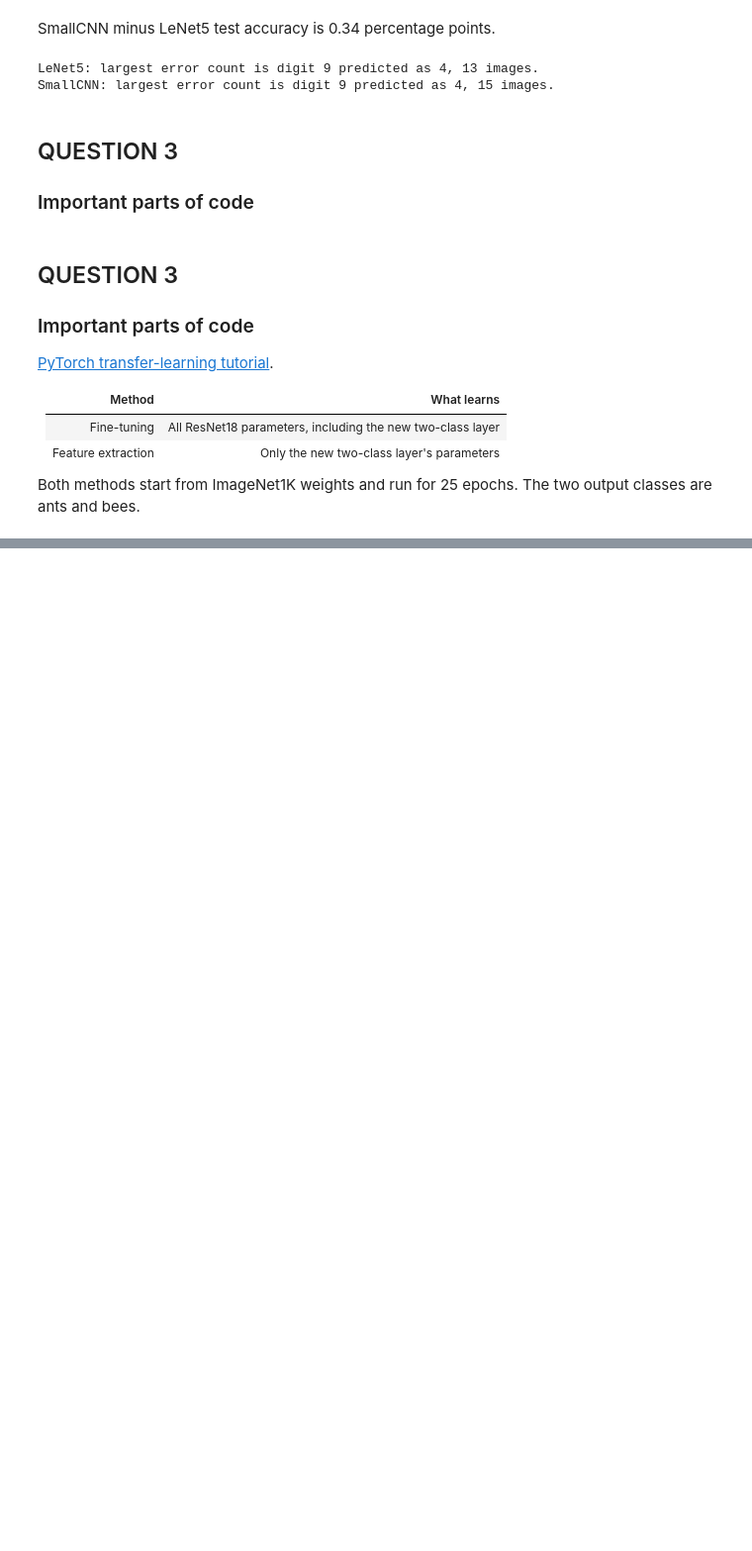
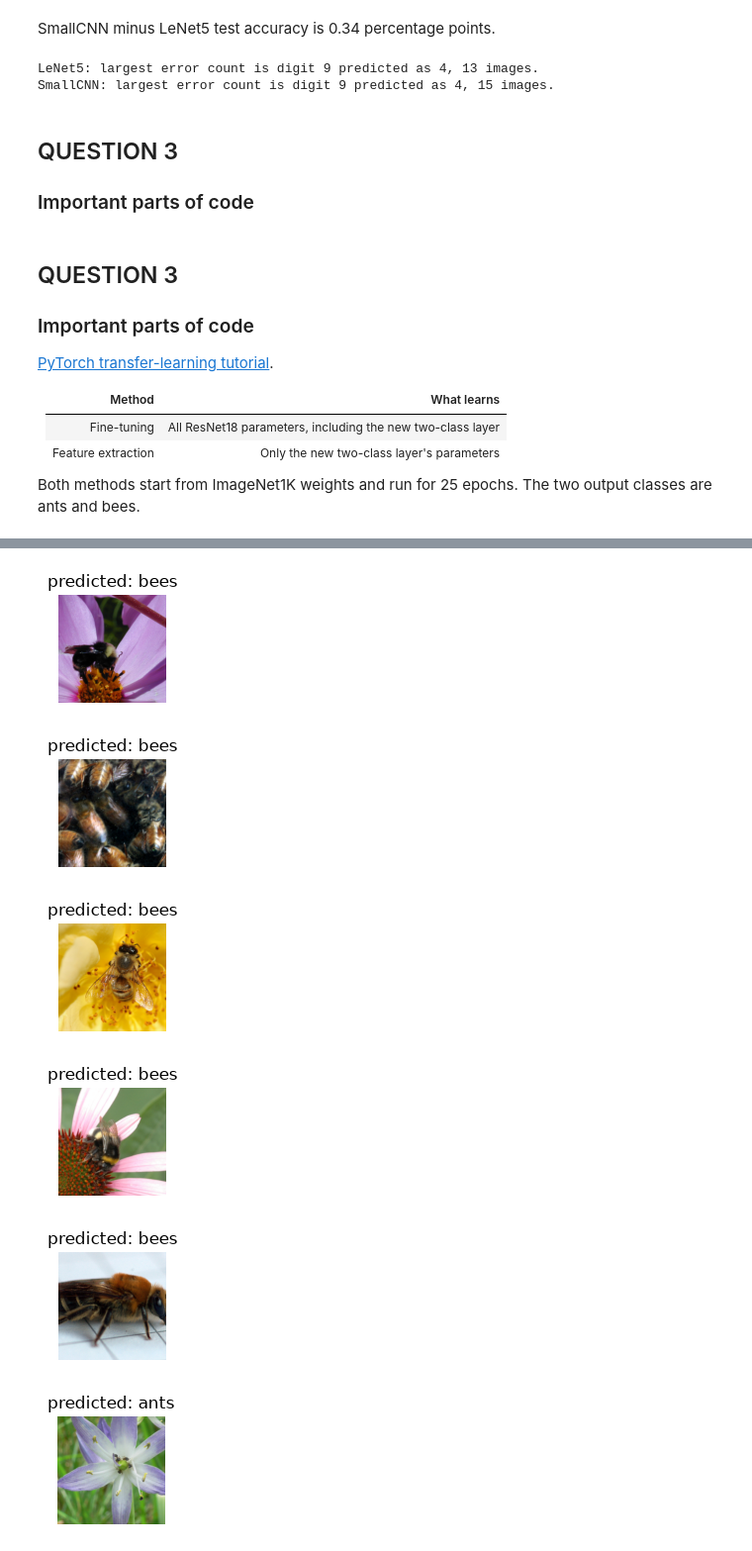
Before and after one commit to Upani-Gunathunga/EN3160-A3-Neural-Networks, a Jupyter notebook: 230218G_AS3_NeuralNetworks.ipynb, the cells around one changed output, grey strips where cells are left out. Shown at 99% size. Drawn from its saved outputs; the diff is of its cells as text; code cells hidden in the pictures; blank space fills up the shorter version.

Commit message:
q3 (a) carried fine tuning which requires parameter update by back propaagtion for parameters of all layers and not just the final layer

```diff
--- a/230218G_AS3_NeuralNetworks.ipynb
+++ b/230218G_AS3_NeuralNetworks.ipynb
@@ -775,0 +796,7 @@ if not Path('data/hymenoptera_data').exists():
+# %%
+#---------------copied from tutorial
+data_dir = 'data/hymenoptera_data'
+image_datasets = {x: datasets.ImageFolder(os.path.join(data_dir, x),
+                                          data_transforms[x])
+                  for x in ['train', 'val']}
+#----------end----------------
@@ -775,0 +972,18 @@ if not Path('data/hymenoptera_data').exists():
+# %%
+#---------------copied from tutorial
+model_ft = models.resnet18(weights='IMAGENET1K_V1')
+num_ftrs = model_ft.fc.in_features
+# Here the size of each output sample is set to 2.
+# Alternatively, it can be generalized to ``nn.Linear(num_ftrs, len(class_names))``.
+model_ft.fc = nn.Linear(num_ftrs, 2)
+
+model_ft = model_ft.to(device)
+
+criterion = nn.CrossEntropyLoss()
+
+# Observe that all parameters are being optimized
+optimizer_ft = optim.SGD(model_ft.parameters(), lr=0.001, momentum=0.9)
+
+# Decay LR by a factor of 0.1 every 7 epochs
+exp_lr_scheduler = lr_scheduler.StepLR(optimizer_ft, step_size=7, gamma=0.1)
+#----------end----------------
@@ -775,0 +996,5 @@ if not Path('data/hymenoptera_data').exists():
+# %%
+#---------------copied from tutorial
+model_ft = train_model(model_ft, criterion, optimizer_ft, exp_lr_scheduler,
+                       num_epochs=25)
+#----------end----------------
@@ -775,0 +1023,11 @@ if not Path('data/hymenoptera_data').exists():
+# %%
+#---------------copied from tutorial
+visualize_model(model_ft)
+#----------end----------------
+# %% [output]
+[figure, added]
+[figure, added]
+[figure, added]
+[figure, added]
+[figure, added]
+[figure, added]
```
Also changed, not shown: parts of 15 cells of this notebook.
